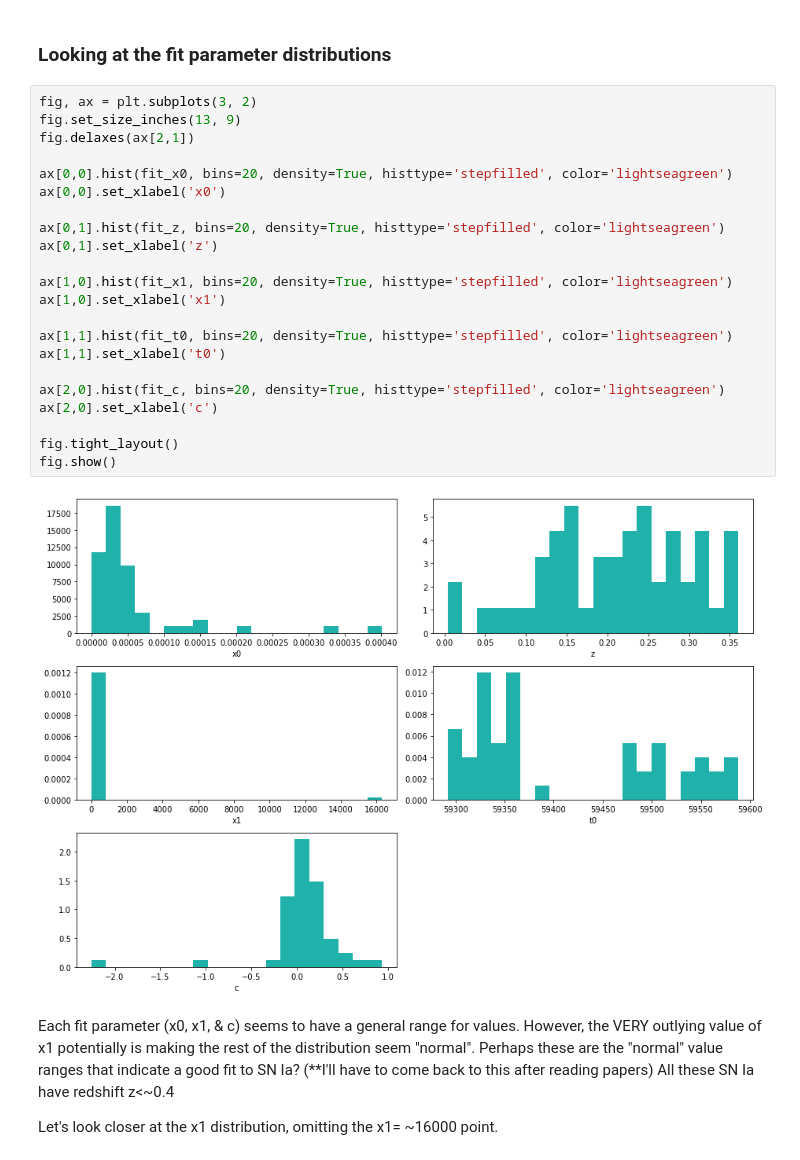
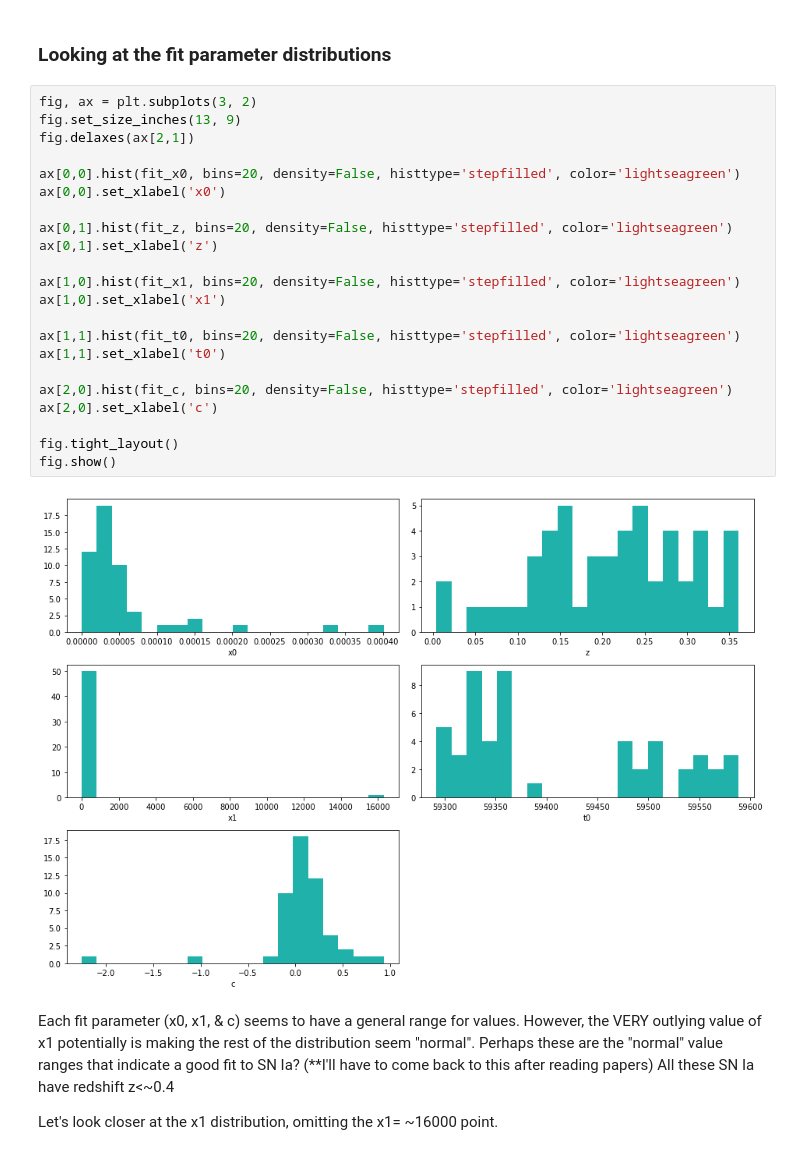
Before and after one commit to MelissaGraham/decam_ddf_tools, a Jupyter notebook: transients_science/fit_multiple_potential_snia.ipynb, the cells around one changed output. Drawn from its saved outputs; the diff is of its cells as text.

```diff
--- a/transients_science/fit_multiple_potential_snia.ipynb
+++ b/transients_science/fit_multiple_potential_snia.ipynb
@@ -208,27 +207,27 @@ import matplotlib.pyplot as plt
 # %%
 fig, ax = plt.subplots(3, 2)
 fig.set_size_inches(13, 9)
 fig.delaxes(ax[2,1])
 
-ax[0,0].hist(fit_x0, bins=20, density=True, histtype='stepfilled', color='lightseagreen')
+ax[0,0].hist(fit_x0, bins=20, density=False, histtype='stepfilled', color='lightseagreen')
 ax[0,0].set_xlabel('x0')
 
-ax[0,1].hist(fit_z, bins=20, density=True, histtype='stepfilled', color='lightseagreen')
+ax[0,1].hist(fit_z, bins=20, density=False, histtype='stepfilled', color='lightseagreen')
 ax[0,1].set_xlabel('z')
 
-ax[1,0].hist(fit_x1, bins=20, density=True, histtype='stepfilled', color='lightseagreen')
+ax[1,0].hist(fit_x1, bins=20, density=False, histtype='stepfilled', color='lightseagreen')
 ax[1,0].set_xlabel('x1')
 
-ax[1,1].hist(fit_t0, bins=20, density=True, histtype='stepfilled', color='lightseagreen')
+ax[1,1].hist(fit_t0, bins=20, density=False, histtype='stepfilled', color='lightseagreen')
 ax[1,1].set_xlabel('t0')
 
-ax[2,0].hist(fit_c, bins=20, density=True, histtype='stepfilled', color='lightseagreen')
+ax[2,0].hist(fit_c, bins=20, density=False, histtype='stepfilled', color='lightseagreen')
 ax[2,0].set_xlabel('c')
 
 fig.tight_layout()
 fig.show()
 # %% [output]
-[figure, old version]
+[figure, new version]
 # %% [markdown]
 Each fit parameter (x0, x1, & c) seems to have a general range for values. However, the VERY outlying value of x1 potentially is making the rest of the distribution seem "normal". Perhaps these are the "normal" value ranges that indicate a good fit to SN Ia? (**I'll have to come back to this after reading papers) All these SN Ia have redshift z<~0.4
 
```
Also changed, not shown: parts of 53 cells of this notebook.
